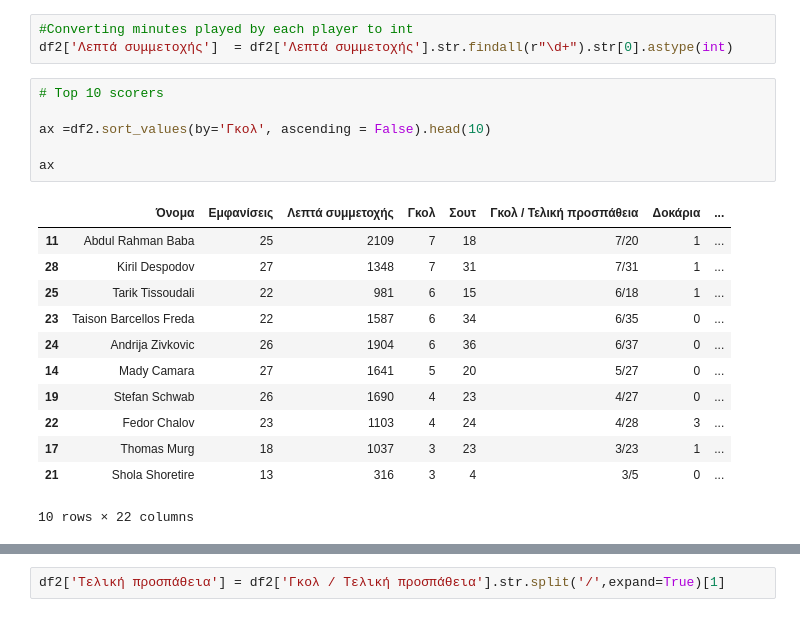
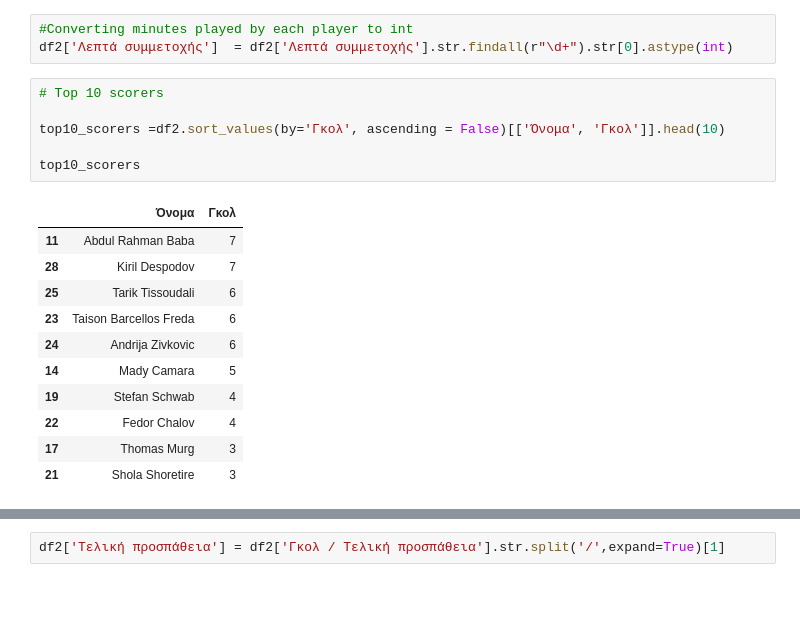
Before and after one commit to vasilis6194/football-scrape-project, a Jupyter notebook: 3. Analysis/paok_webscraping_analysis.ipynb, the cells around one changed output, grey strips where cells are left out. Cells and saved outputs as stored; diff of their text form.

```diff
--- a/3. Analysis/paok_webscraping_analysis.ipynb
+++ b/3. Analysis/paok_webscraping_analysis.ipynb
@@ -347,22 +347,21 @@ df2['Λεπτά συμμετοχής']  = df2['Λεπτά συμμετοχής']
 # %%
 # Top 10 scorers
 
-ax =df2.sort_values(by='Γκολ', ascending = False).head(10)
+top10_scorers =df2.sort_values(by='Γκολ', ascending = False)[['Όνομα', 'Γκολ']].head(10)
 
-ax
+top10_scorers
 # %% [output]
-|  | Όνομα | Εμφανίσεις | Λεπτά συμμετοχής | Γκολ | Σουτ | Γκολ / Τελική προσπάθεια | Δοκάρια | ... |
-| 11 | Abdul Rahman Baba | 25 | 2109 | 7 | 18 | 7/20 | 1 | ... |
-| 28 | Kiril Despodov | 27 | 1348 | 7 | 31 | 7/31 | 1 | ... |
-| 25 | Tarik Tissoudali | 22 | 981 | 6 | 15 | 6/18 | 1 | ... |
-| 23 | Taison Barcellos Freda | 22 | 1587 | 6 | 34 | 6/35 | 0 | ... |
-| 24 | Andrija Zivkovic | 26 | 1904 | 6 | 36 | 6/37 | 0 | ... |
-| 14 | Mady Camara | 27 | 1641 | 5 | 20 | 5/27 | 0 | ... |
-| 19 | Stefan Schwab | 26 | 1690 | 4 | 23 | 4/27 | 0 | ... |
-| 22 | Fedor Chalov | 23 | 1103 | 4 | 24 | 4/28 | 3 | ... |
-| 17 | Thomas Murg | 18 | 1037 | 3 | 23 | 3/23 | 1 | ... |
-| 21 | Shola Shoretire | 13 | 316 | 3 | 4 | 3/5 | 0 | ... |
+|  | Όνομα | Γκολ |
+| 11 | Abdul Rahman Baba | 7 |
+| 28 | Kiril Despodov | 7 |
+| 25 | Tarik Tissoudali | 6 |
+| 23 | Taison Barcellos Freda | 6 |
+| 24 | Andrija Zivkovic | 6 |
+| 14 | Mady Camara | 5 |
+| 19 | Stefan Schwab | 4 |
+| 22 | Fedor Chalov | 4 |
+| 17 | Thomas Murg | 3 |
+| 21 | Shola Shoretire | 3 |
-10 rows × 22 columns
 # %%
 # Plotting
 plt.figure(figsize=(10, 6))
```
Also changed, not shown: parts of 14 cells of this notebook, 2 other files.
